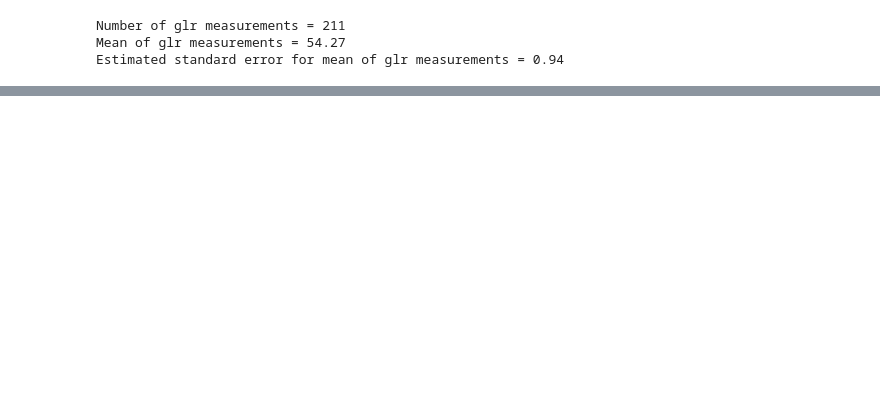
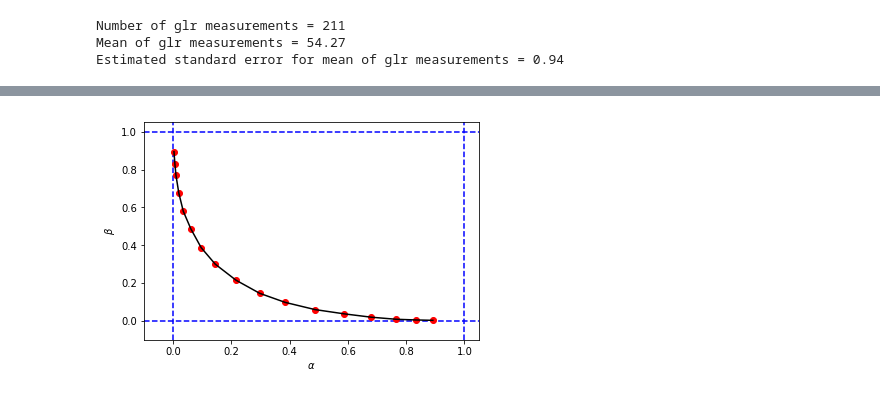
Before and after one commit to fmafonseca/casi, a Jupyter notebook: notebooks/01.02.Frequentist-Inference.ipynb, the cells around one changed output, grey strips where cells are left out. Drawn from its saved outputs; the diff is of its cells as text; code cells hidden in the pictures; blank space fills up the shorter version.

```diff
--- a/notebooks/01.02.Frequentist-Inference.ipynb
+++ b/notebooks/01.02.Frequentist-Inference.ipynb
@@ -255,0 +561,3 @@ Estimated standard error for mean of glr measurements = 0.94
+# %%
+def likelihood_ratio(x, f1_density, f0_density):
+    return np.prod(f1_density.pdf(x)) / np.prod(f0_density.pdf(x))
@@ -255,0 +578,9 @@ Estimated standard error for mean of glr measurements = 0.94
+# %%
+def Neyman_Pearson_testing_rule(x, cutoff, f0_density, f1_density):
+    lr = likelihood_ratio(x, f1_density, f0_density)
+    llr = np.log(lr)
+
+    if llr >= cutoff:
+        return 1
+    else:
+        return 0
@@ -255,0 +619,19 @@ Estimated standard error for mean of glr measurements = 0.94
+# %%
+%%time
+
+f0_density = st.norm(loc=0, scale=1)
+f1_density = st.norm(loc=0.5, scale=1)
+
+sample_size = 10
+replicates = 12000
+
+cutoffs = []
+alphas_simulated = []
+betas_simulated = []
+for cutoff in np.arange(3.2, -3.6, -0.4):
+    alpha_ = alpha_simulation(cutoff, f0_density, f1_density, sample_size, replicates)
+    beta_ = beta_simulation(cutoff, f0_density, f1_density, sample_size, replicates)
+
+    cutoffs.append(cutoff)
+    alphas_simulated.append(alpha_)
+    betas_simulated.append(beta_)
@@ -255,0 +640,16 @@ Estimated standard error for mean of glr measurements = 0.94
+# %%
+import matplotlib.pyplot as plt
+%matplotlib inline
+
+# Reproducing Figure 2.2 from simulation results.
+plt.xlabel('$\\alpha$')
+plt.ylabel('$\\beta$')
+plt.xlim(-0.1, 1.05)
+plt.ylim(-0.1, 1.05)
+plt.axvline(x=0, color='b', linestyle='--')
+plt.axvline(x=1, color='b', linestyle='--')
+plt.axhline(y=0, color='b', linestyle='--')
+plt.axhline(y=1, color='b', linestyle='--')
+figure_2_2 = plt.plot(alphas_simulated, betas_simulated, 'ro', alphas_simulated, betas_simulated, 'k-')
+# %% [output]
+[figure, added]
```
Also changed, not shown: parts of 35 cells of this notebook.
